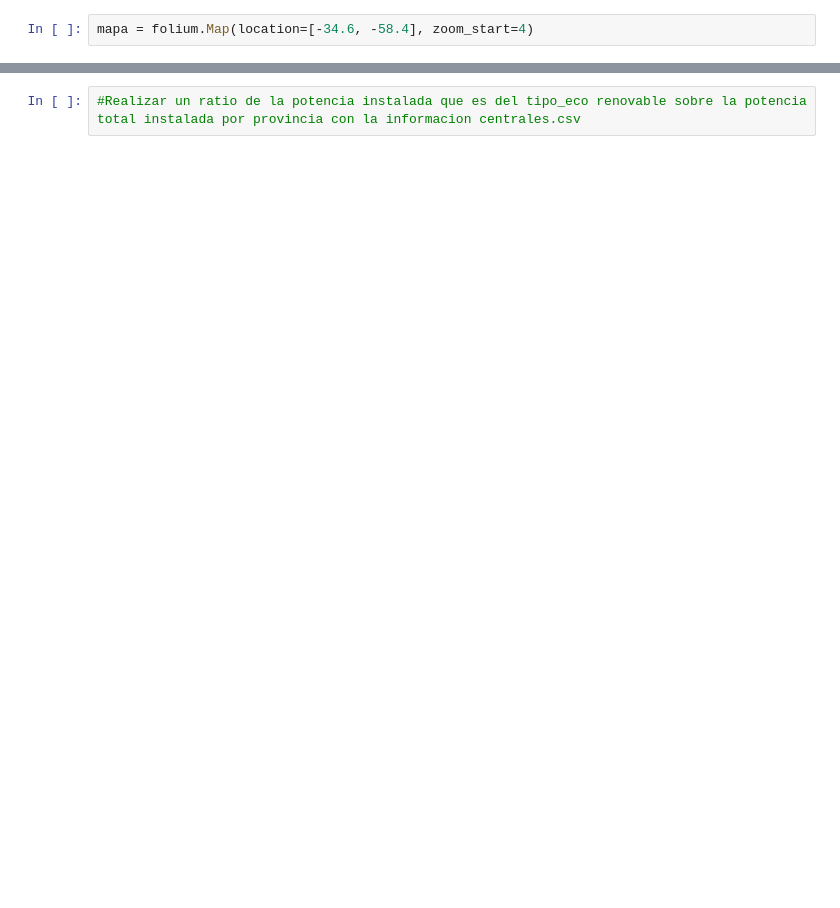
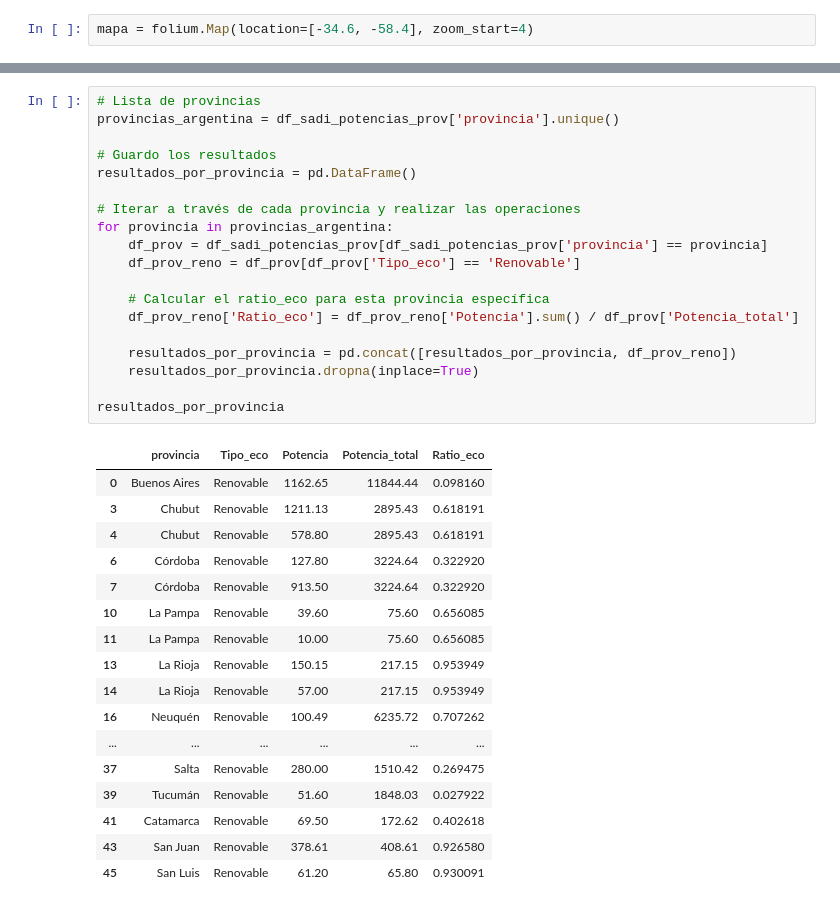
Before and after one commit to JaviCeRodriguez/Contar-Con-Datos-2023, a Jupyter notebook: eda/centrales_sadi.ipynb, the cells around one changed output, grey strips where cells are left out. Saved outputs shown, nothing was run; the diff lists cells and outputs as text; blank space fills up the shorter version.

```diff
--- a/eda/centrales_sadi.ipynb
+++ b/eda/centrales_sadi.ipynb
@@ -155,2 +216,37 @@ NameError: name 'gpd' is not defined
-# %%
-#Realizar un ratio de la potencia instalada que es del tipo_eco renovable sobre la potencia total instalada por provincia con la informacion centrales.csv
+# %%
+# Lista de provincias
+provincias_argentina = df_sadi_potencias_prov['provincia'].unique()
+
+# Guardo los resultados
+resultados_por_provincia = pd.DataFrame()
+
+# Iterar a través de cada provincia y realizar las operaciones
+for provincia in provincias_argentina:
+    df_prov = df_sadi_potencias_prov[df_sadi_potencias_prov['provincia'] == provincia]
+    df_prov_reno = df_prov[df_prov['Tipo_eco'] == 'Renovable']
+
+    # Calcular el ratio_eco para esta provincia específica
+    df_prov_reno['Ratio_eco'] = df_prov_reno['Potencia'].sum() / df_prov['Potencia_total']
+
+    resultados_por_provincia = pd.concat([resultados_por_provincia, df_prov_reno])
+    resultados_por_provincia.dropna(inplace=True)
+
+resultados_por_provincia
+# %% [output]
+|  | provincia | Tipo_eco | Potencia | Potencia_total | Ratio_eco |
+| 0 | Buenos Aires | Renovable | 1162.65 | 11844.44 | 0.098160 |
+| 3 | Chubut | Renovable | 1211.13 | 2895.43 | 0.618191 |
+| 4 | Chubut | Renovable | 578.80 | 2895.43 | 0.618191 |
+| 6 | Córdoba | Renovable | 127.80 | 3224.64 | 0.322920 |
+| 7 | Córdoba | Renovable | 913.50 | 3224.64 | 0.322920 |
+| 10 | La Pampa | Renovable | 39.60 | 75.60 | 0.656085 |
+| 11 | La Pampa | Renovable | 10.00 | 75.60 | 0.656085 |
+| 13 | La Rioja | Renovable | 150.15 | 217.15 | 0.953949 |
+| 14 | La Rioja | Renovable | 57.00 | 217.15 | 0.953949 |
+| 16 | Neuquén | Renovable | 100.49 | 6235.72 | 0.707262 |
+| ... | ... | ... | ... | ... | ... |
+| 37 | Salta | Renovable | 280.00 | 1510.42 | 0.269475 |
+| 39 | Tucumán | Renovable | 51.60 | 1848.03 | 0.027922 |
+| 41 | Catamarca | Renovable | 69.50 | 172.62 | 0.402618 |
+| 43 | San Juan | Renovable | 378.61 | 408.61 | 0.926580 |
+| 45 | San Luis | Renovable | 61.20 | 65.80 | 0.930091 |
```
Also changed, not shown: parts of 17 cells of this notebook.
